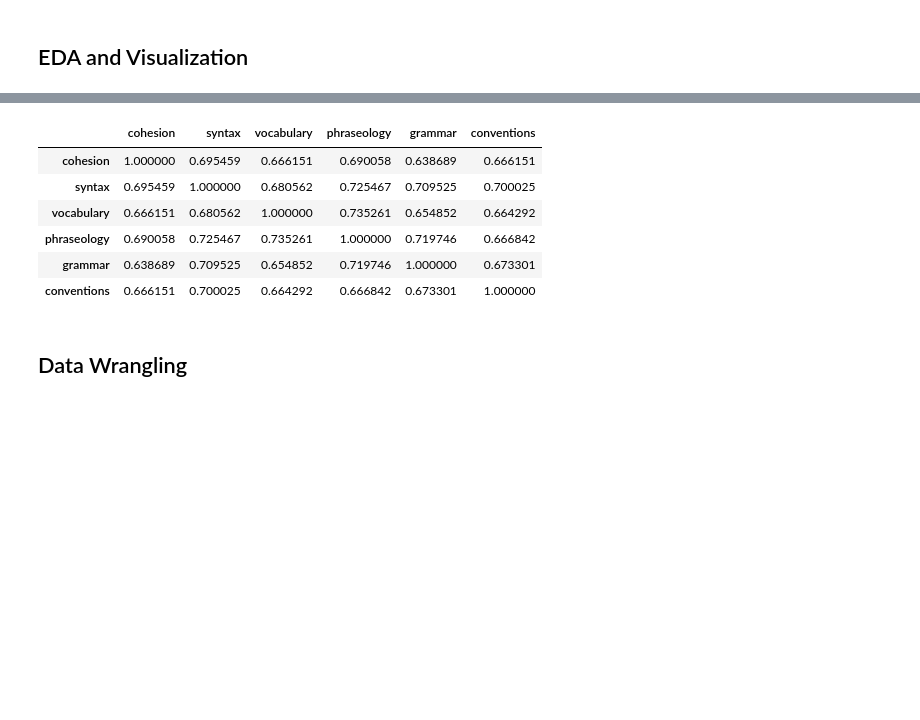
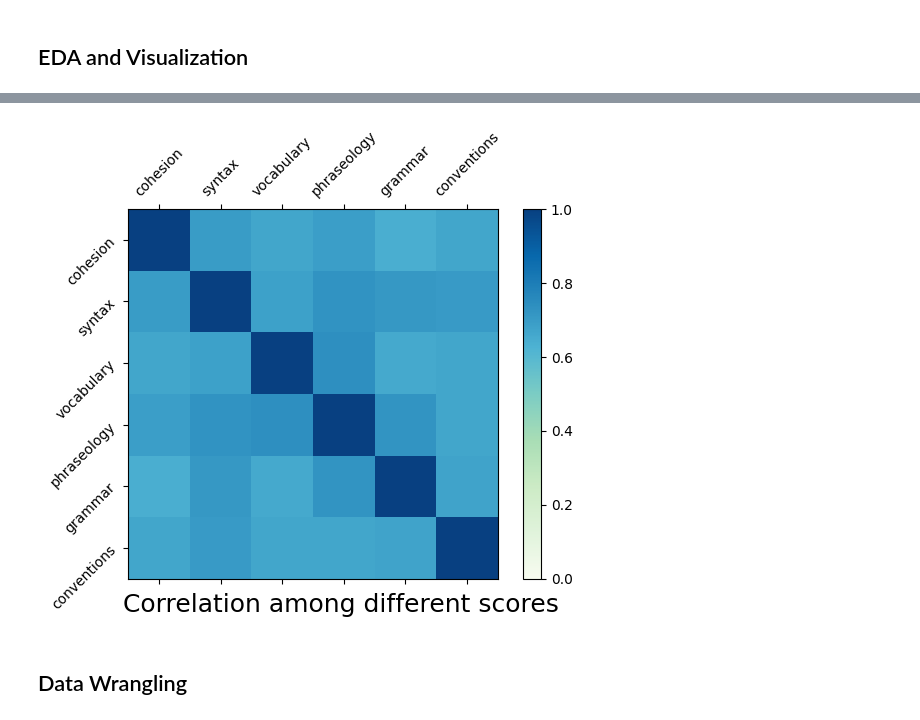
Before and after one commit to AImeetsAG/English-Language-Learning-Feedback-Machine-Learning-Competition, a Jupyter notebook: Vocabulary_Arpan.ipynb, the cells around one changed output, grey strips where cells are left out. Saved outputs shown, nothing was run; the diff lists cells and outputs as text; code cells hidden in the pictures; blank space fills up the shorter version.

```diff
--- a/Vocabulary_Arpan.ipynb
+++ b/Vocabulary_Arpan.ipynb
@@ -106,13 +112,18 @@ plt.show()
 # %%
-data.corr()
+from matplotlib.colors import ListedColormap
+fig = plt.figure()
+ax = fig.add_subplot(111)
+cmap = ListedColormap(['r', 'y', 'b'])
+cax = ax.matshow(data.corr(), cmap = 'GnBu', vmin = 0, vmax = 1)
+ax.set_xticklabels(['']+alpha, rotation = 45)
+ax.set_yticklabels(['']+alpha, rotation = 45)
+fig.suptitle('Correlation among different scores', y=.08, fontsize = 18)
+cbar = fig.colorbar(cax)
+fig.savefig('Correlation.png')
+
+plt.show()
 # %% [output]
-|  | cohesion | syntax | vocabulary | phraseology | grammar | conventions |
-| cohesion | 1.000000 | 0.695459 | 0.666151 | 0.690058 | 0.638689 | 0.666151 |
-| syntax | 0.695459 | 1.000000 | 0.680562 | 0.725467 | 0.709525 | 0.700025 |
-| vocabulary | 0.666151 | 0.680562 | 1.000000 | 0.735261 | 0.654852 | 0.664292 |
-| phraseology | 0.690058 | 0.725467 | 0.735261 | 1.000000 | 0.719746 | 0.666842 |
-| grammar | 0.638689 | 0.709525 | 0.654852 | 0.719746 | 1.000000 | 0.673301 |
-| conventions | 0.666151 | 0.700025 | 0.664292 | 0.666842 | 0.673301 | 1.000000 |
+[figure, added]
 # %% [markdown]
 ## Data Wrangling
 # %%
```
Also changed, not shown: parts of 3 cells of this notebook, 2 other files.
